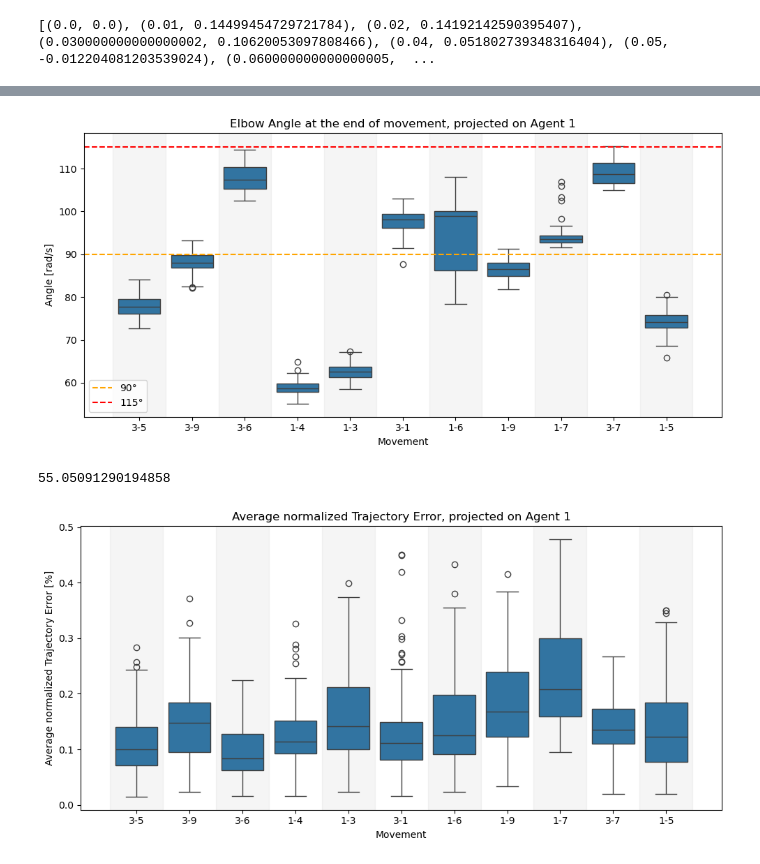
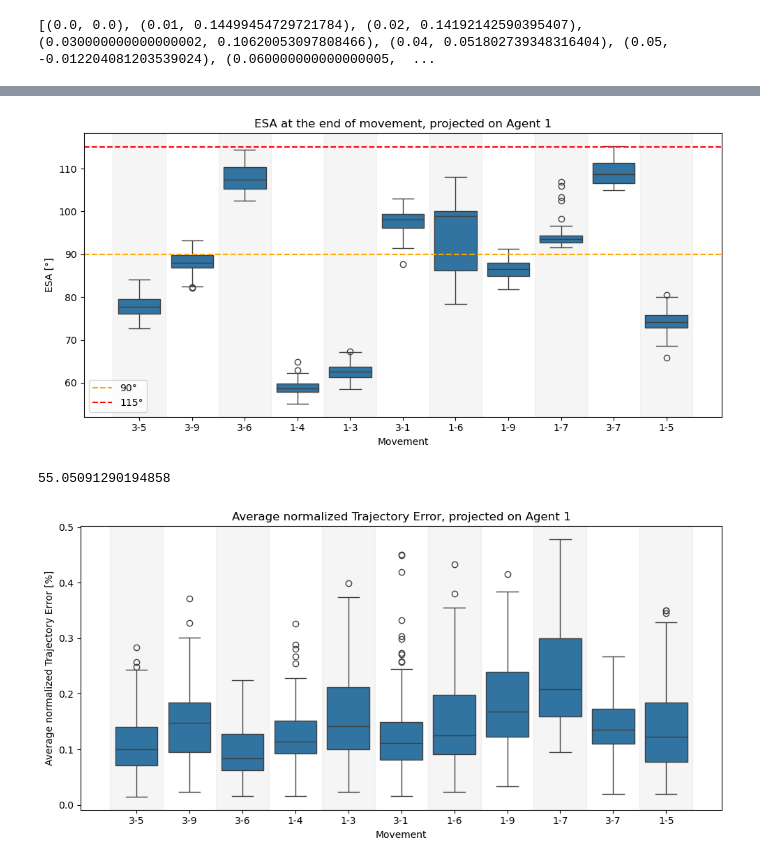
Before and after one commit to bj1110/Masterarbeit, a Jupyter notebook: eval/simdata_eval.ipynb, the cells around one changed output, grey strips where cells are left out. Drawn from its saved outputs; the diff is of its cells as text; code cells hidden in the pictures.

```diff
--- a/eval/simdata_eval.ipynb
+++ b/eval/simdata_eval.ipynb
@@ -369,6 +369,15 @@ plt.show()
 # %% [output]
 [figure]
 [figure]
+# %%
+def style_axes(ax):
+    ax.set_xlim(-0.5, 2.5)
+    ax.grid(True, alpha=0.2)
+
+    for spine in ax.spines.values():
+        spine.set_visible(True)
+
+    ax.tick_params(axis="y", labelleft=True)
 # %%
 rows = []
 
@@ -996,36 +1130,36 @@ ax = sns.boxplot(
 for i in range(len(sorted(subset["projected_movement"].unique()))):
     if i % 2 == 0:
         ax.axvspan(i - 0.5, i + 0.5,
                    color="gray", alpha=0.08, zorder=0)
 
 ax.axhline(
     y=90,
     color="orange",
     linestyle="--",
     linewidth=1.5,
     label="90°"
 )
 
 ax.axhline(
     y=115,
     color="red",
     linestyle="--",
     linewidth=1.5,
     label="115°"
 )
 
 
 ax.legend()
-ax.set_ylabel("Angle [rad/s]")
+ax.set_ylabel("ESA [°]")
 ax.set_xlabel("Movement")
 
 
-plt.title("Elbow Angle at the end of movement, projected on Agent 1")
+plt.title("ESA at the end of movement, projected on Agent 1")
 plt.tight_layout()
 plt.show()
 print(min(subset["Angle"]))
 # %% [output]
-[figure, old version]
+[figure, new version]
 55.05091290194858
 # %%
 subset = df[df["converged"]].copy()
```
Also changed, not shown: parts of 3 cells of this notebook, 3 other files.
